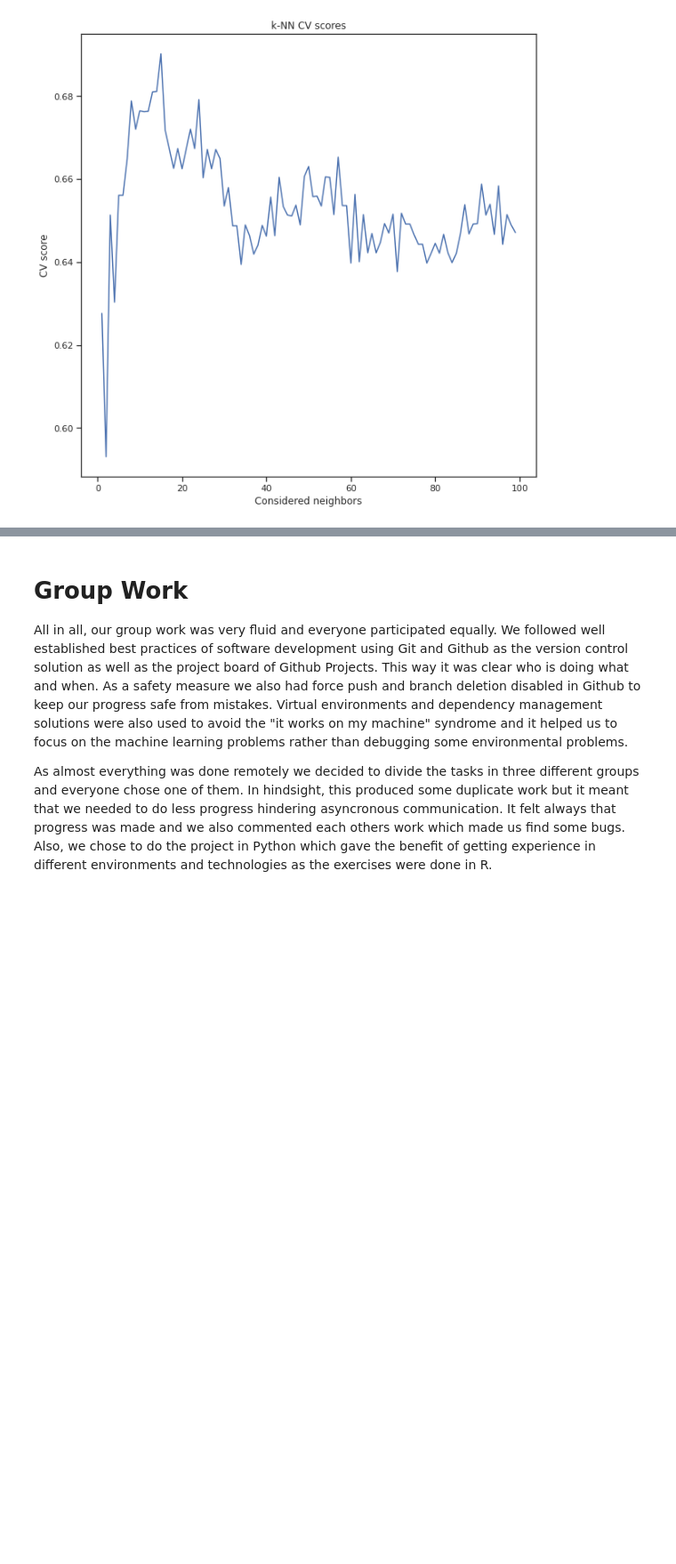
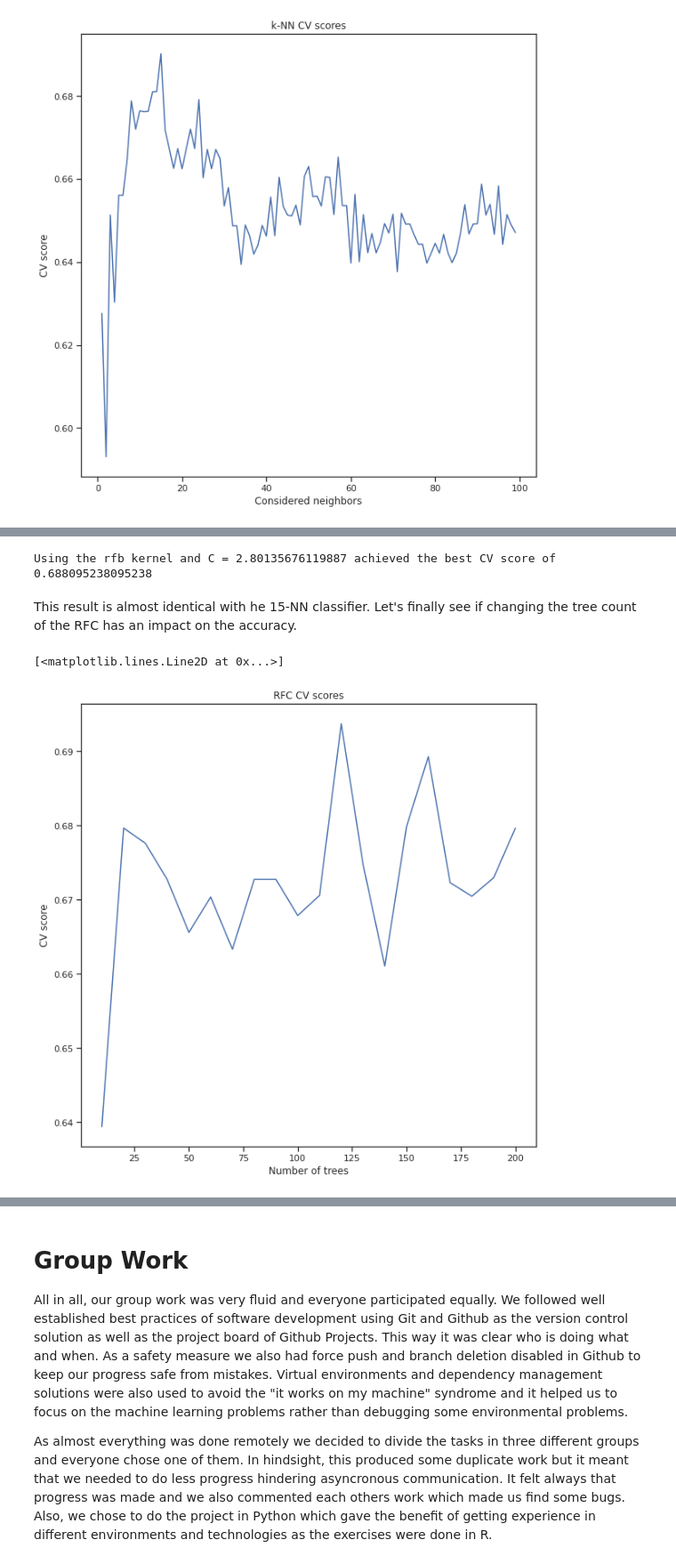
Before and after one commit to vkopio/iml-term-project, a Jupyter notebook: final_report.ipynb, the cells around one changed output, grey strips where cells are left out. Shown at 89% size. Cells and saved outputs as stored; diff of their text form; code cells hidden in the pictures; blank space fills up the shorter version.

```diff
--- a/final_report.ipynb
+++ b/final_report.ipynb
@@ -572,0 +593,24 @@ The k-NN CV score peaks with n = 15 at 0.690.
+# %%
+print('Using the rfb kernel and C =', c_range[np.argmax(ctest_cv_scores)], 'achieved the best CV score of', np.max(ctest_cv_scores))
+# %% [output]
+Using the rfb kernel and C = 2.80135676119887 achieved the best CV score of 0.688095238095238
+# %% [markdown]
+This result is almost identical with he 15-NN classifier. Let's finally see if changing the tree count of the RFC has an impact on the accuracy.
+# %%
+trees = range(10, 201, 10)
+rfc_cv_scores = []
+
+for n in trees:
+    rfc_cv = get_cv_score(RandomForestClassifier(n_estimators=n))
+    rfc_cv_scores.append(rfc_cv)
+# %%
+fig, ax = plt.subplots(1,1, figsize=(10,10))
+
+ax.set_title("RFC CV s
+    print(n)cores")
+ax.set_ylabel("CV score")
+ax.set_xlabel("Number of trees")
+ax.plot(trees, rfc_cv_scores)
+# %% [output]
+[<matplotlib.lines.Line2D at 0x...>]
+[figure, added]
```
Also changed, not shown: parts of 6 cells of this notebook.
